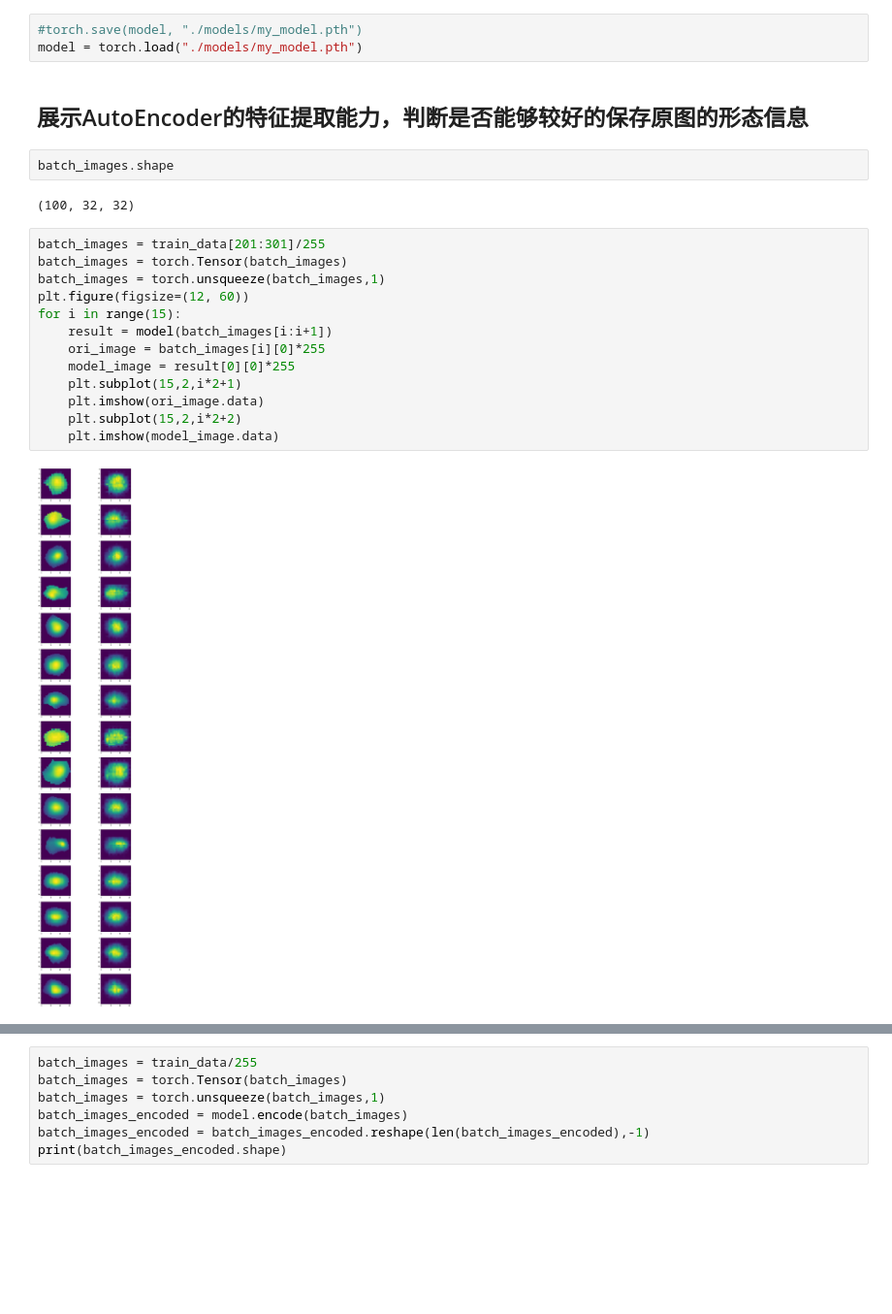
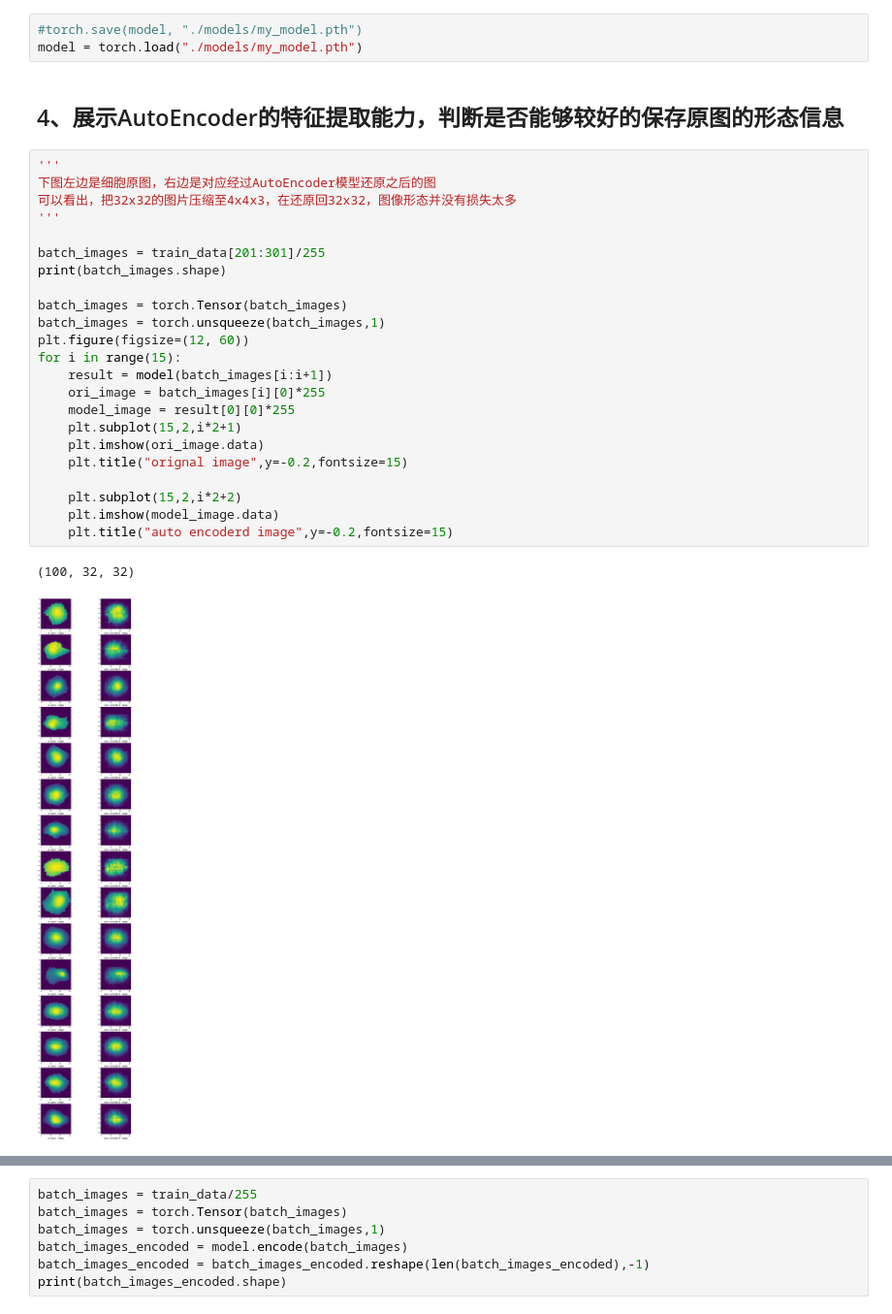
Before and after one commit to abcdcamey/lg_test, a Jupyter notebook: mouse/分类过程.ipynb, the cells around one changed output, grey strips where cells are left out. Shown at 97% size. Saved outputs shown, nothing was run; the diff lists cells and outputs as text; blank space fills up the shorter version.

```diff
--- a/mouse/分类过程.ipynb
+++ b/mouse/分类过程.ipynb
@@ -142,24 +128,31 @@ Epoch: 1100     Training Loss: 0.024107
 #torch.save(model, "./models/my_model.pth")
 model = torch.load("./models/my_model.pth")
 # %% [markdown]
-## 展示AutoEncoder的特征提取能力，判断是否能够较好的保存原图的形态信息
+## 4、展示AutoEncoder的特征提取能力，判断是否能够较好的保存原图的形态信息
-# %%
-batch_images.shape
-# %% [output]
-(100, 32, 32)
 # %%
+'''
+下图左边是细胞原图，右边是对应经过AutoEncoder模型还原之后的图
+可以看出，把32x32的图片压缩至4x4x3，在还原回32x32，图像形态并没有损失太多
+'''
+
 batch_images = train_data[201:301]/255
+print(batch_images.shape)
+
 batch_images = torch.Tensor(batch_images)
 batch_images = torch.unsqueeze(batch_images,1)
 plt.figure(figsize=(12, 60))
 for i in range(15):
     result = model(batch_images[i:i+1])
     ori_image = batch_images[i][0]*255
     model_image = result[0][0]*255
     plt.subplot(15,2,i*2+1)
     plt.imshow(ori_image.data)
+    plt.title("orignal image",y=-0.2,fontsize=15)
+
     plt.subplot(15,2,i*2+2)
     plt.imshow(model_image.data)
+    plt.title("auto encoderd image",y=-0.2,fontsize=15)
 # %% [output]
+(100, 32, 32)
-[figure, old version]
+[figure, new version]
 # %% [markdown]
```
Also changed, not shown: parts of 15 cells of this notebook, 1 other file.
